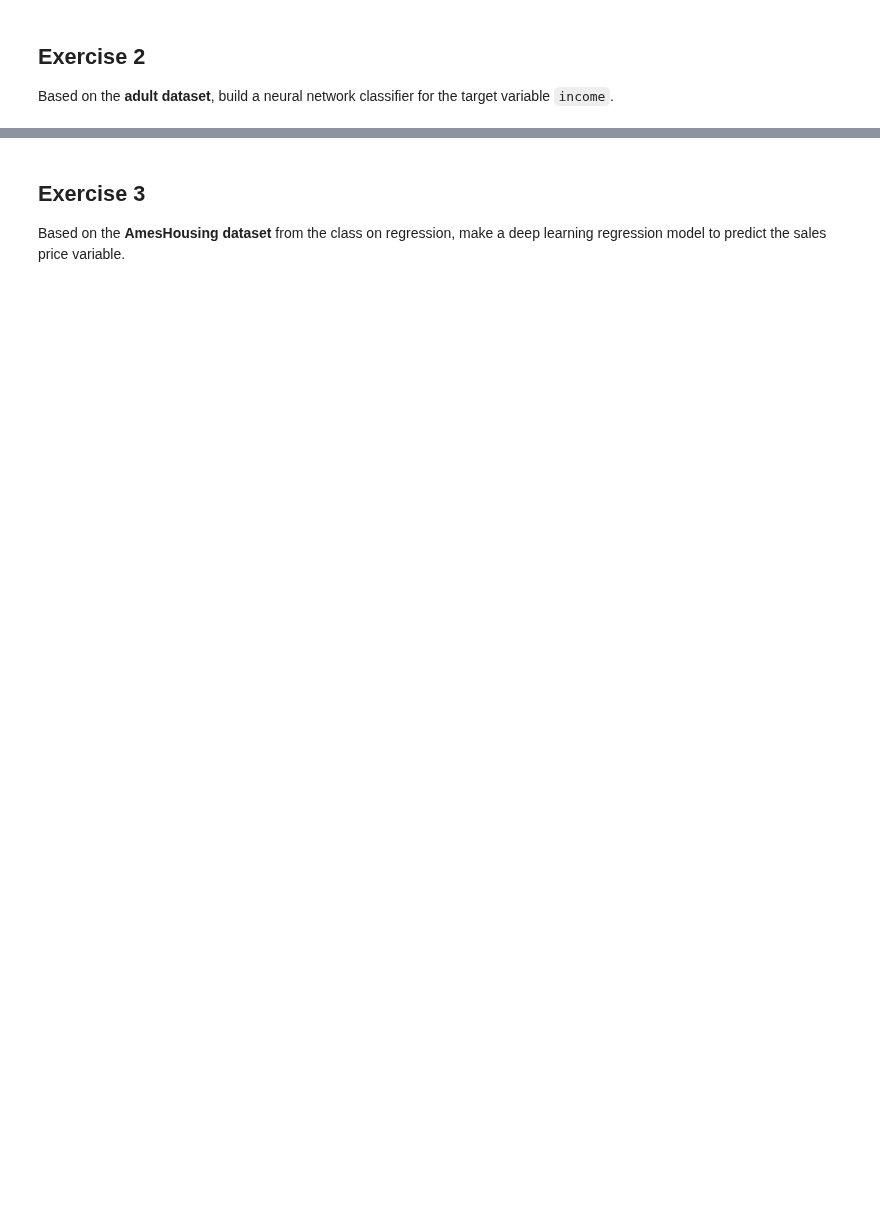
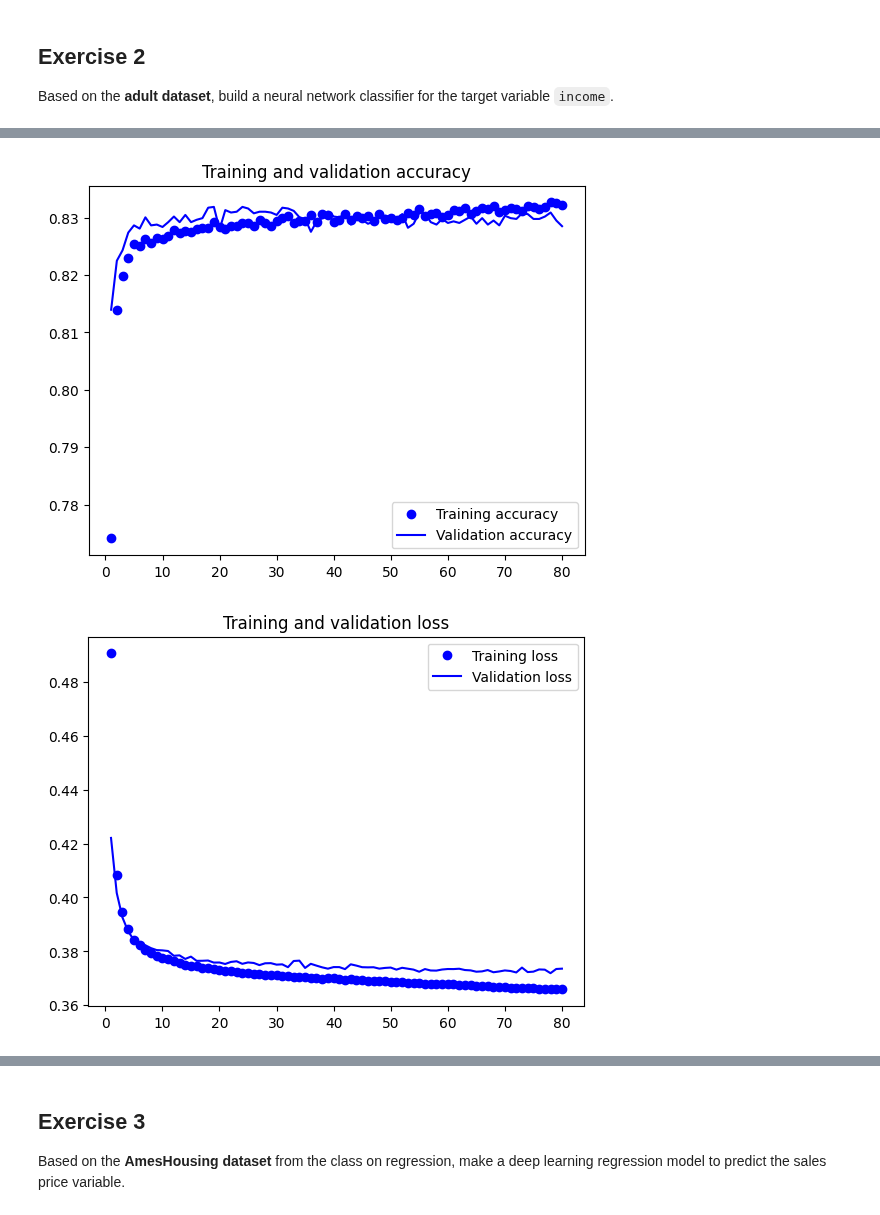
Before and after one commit to jeff0167/Data_And_Things, a Jupyter notebook: Exercises in neural network and deep learning II.ipynb, the cells around one changed output, grey strips where cells are left out. Cells and saved outputs as stored; diff of their text form; code cells hidden in the pictures; blank space fills up the shorter version.

```diff
--- a/Exercises in neural network and deep learning II.ipynb
+++ b/Exercises in neural network and deep learning II.ipynb
@@ -326,0 +444,5 @@ Based on the **adult dataset**, build a neural network classifier for the target
+# %%
+scaler = StandardScaler()
+X_train = scaler.fit_transform(X_train)
+
+scaler.transform(X_test)
@@ -326,0 +463,6 @@ Based on the **adult dataset**, build a neural network classifier for the target
+# %%
+X_train = np.array(X_train)
+X_test = np.array(X_test)
+
+y_train = np.array(y_train)
+y_test = np.array(y_test)
@@ -326,0 +471,4 @@ Based on the **adult dataset**, build a neural network classifier for the target
+# %%
+adult_model = setup_model()
+# %%
+adult_history, adult_model = fit_model(adult_model, X_train, y_train, 80, 128)
@@ -326,0 +515,19 @@ Based on the **adult dataset**, build a neural network classifier for the target
+# %%
+acc = adult_history.history["accuracy"] # # 80, 128
+val_acc = adult_history.history["val_accuracy"]
+loss = adult_history.history["loss"]
+val_loss = adult_history.history["val_loss"]
+epochs = range(1, len(acc) + 1)
+plt.plot(epochs, acc, "bo", label="Training accuracy")
+plt.plot(epochs, val_acc, "b", label="Validation accuracy")
+plt.title("Training and validation accuracy")
+plt.legend()
+plt.figure()
+plt.plot(epochs, loss, "bo", label="Training loss")
+plt.plot(epochs, val_loss, "b", label="Validation loss")
+plt.title("Training and validation loss")
+plt.legend()
+plt.show()
+# %% [output]
+[figure, added]
+[figure, added]
```
Also changed, not shown: parts of 63 cells of this notebook.
